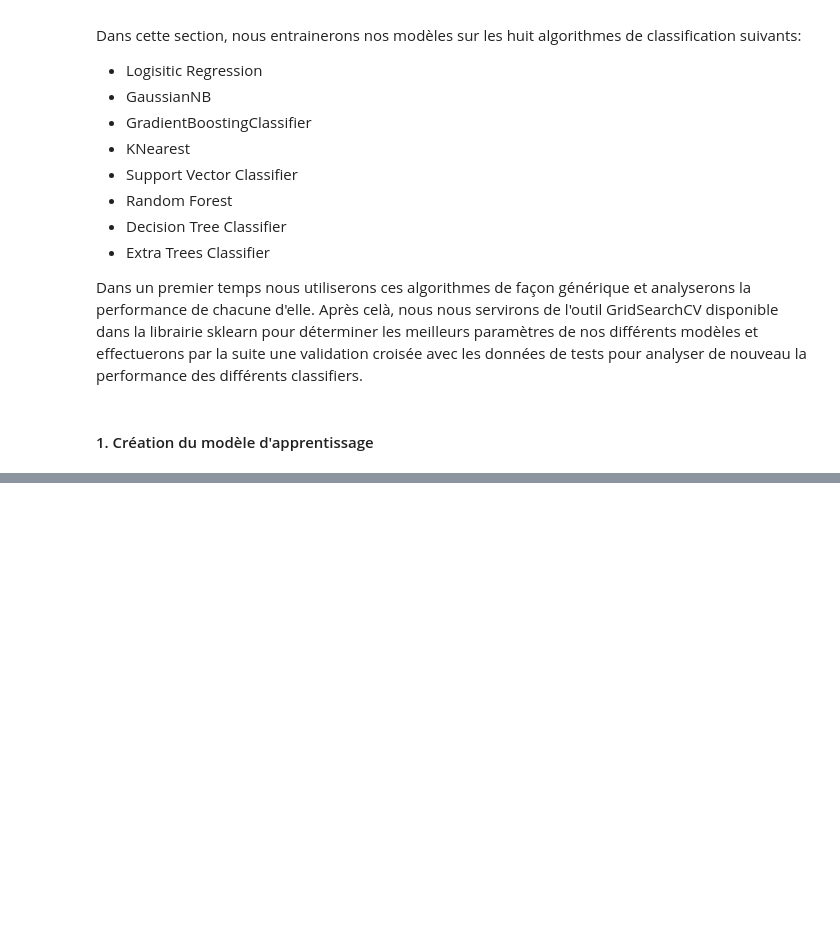
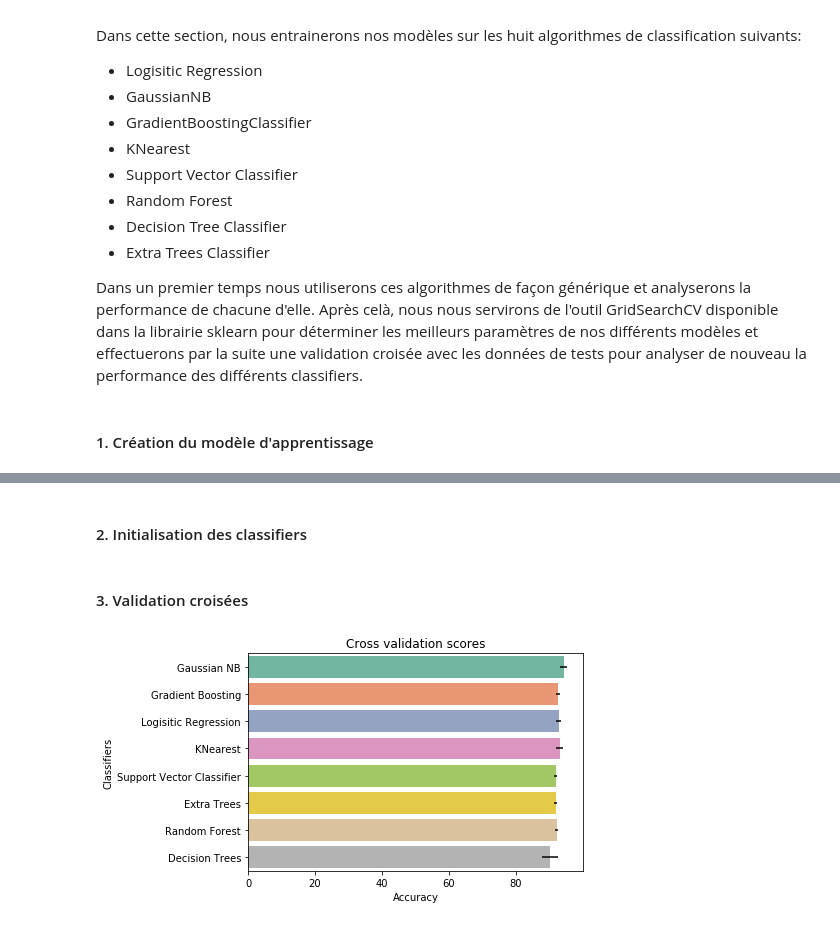
Before and after one commit to karidioulah/Climate-Model-Simulation-Crashes-Prediction, a Jupyter notebook: prediction_simulation_crashes.ipynb, the cells around one changed output, grey strips where cells are left out. Saved outputs shown, nothing was run; the diff lists cells and outputs as text; code cells hidden in the pictures; blank space fills up the shorter version.

Commit message:
Comparing different classifiers algorithmes

```diff
--- a/prediction_simulation_crashes.ipynb
+++ b/prediction_simulation_crashes.ipynb
@@ -293,0 +310,47 @@ Dans un premier temps nous utiliserons ces algorithmes de façon générique et
+# %% [markdown]
+#### 2. Initialisation des classifiers <a name='learning'></a>
+# %%
+# Création des classifiers
+# On definit un dictionnaire de nos différents alogorithmes afin d'appliquer un cross validation sur chacun
+classifiers = {
+    "Gaussian NB":GaussianNB(),
+    "Gradient Boosting": GradientBoostingClassifier(),
+    "Logisitic Regression": LogisticRegression(),
+    "KNearest": KNeighborsClassifier(),
+    "Support Vector Classifier": SVC(),
+    "Extra Trees":ExtraTreesClassifier(),
+    "Random Forest": RandomForestClassifier(),
+    "Decision Trees": DecisionTreeClassifier()
+}
+# %% [markdown]
+#### 3. Validation croisées <a name='validation'></a>
+# %%
+kfold = StratifiedKFold(n_splits=4)
+list_classifiers_mean = []
+list_classifiers_std = []
+save_classifiers = []
+for key, classifier in classifiers.items():
+
+    model = classifier.fit(X_train, y_train)
+    #print(model)
+    training_score = cross_val_score(model, X_train, y_train, cv=kfold, scoring = "accuracy", n_jobs=2)
+    save_classifiers.append(classifier)
+    list_classifiers_mean.append(round(training_score.mean()* 100, 2))
+    list_classifiers_std.append(round(training_score.std()* 100, 2))
+# %%
+# afficher les résultats des scores des 8 algorithmes
+list_classifier = list(classifiers.keys())
+cv_res = pd.DataFrame({
+                       "Classifiers":list_classifier,
+                        "Means":list_classifiers_mean,
+                        "Standard_Error": list_classifiers_std})
+
+barplot = sns.barplot("Means",
+                      "Classifiers",
+                      data = cv_res,
+                      palette="Set2",
+                      orient = "h",**{'xerr':list_classifiers_std})
+barplot.set_xlabel("Accuracy")
+barplot = barplot.set_title("Cross validation scores")
+# %% [output]
+[figure, added]
```
Also changed, not shown: parts of 3 cells of this notebook.
